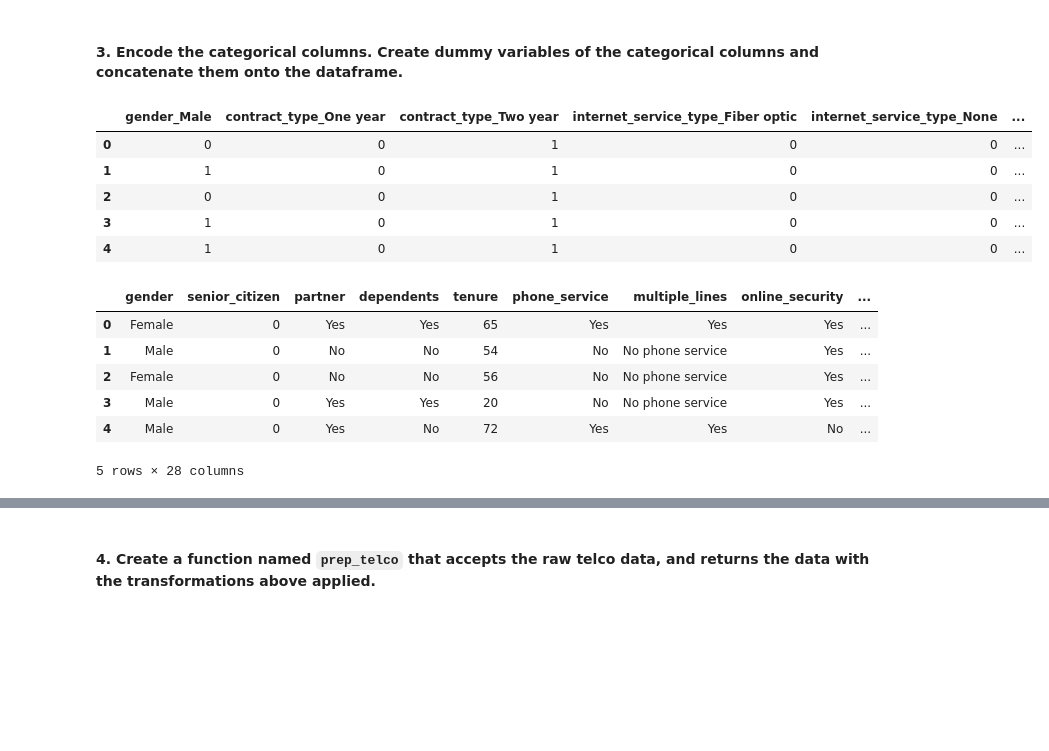
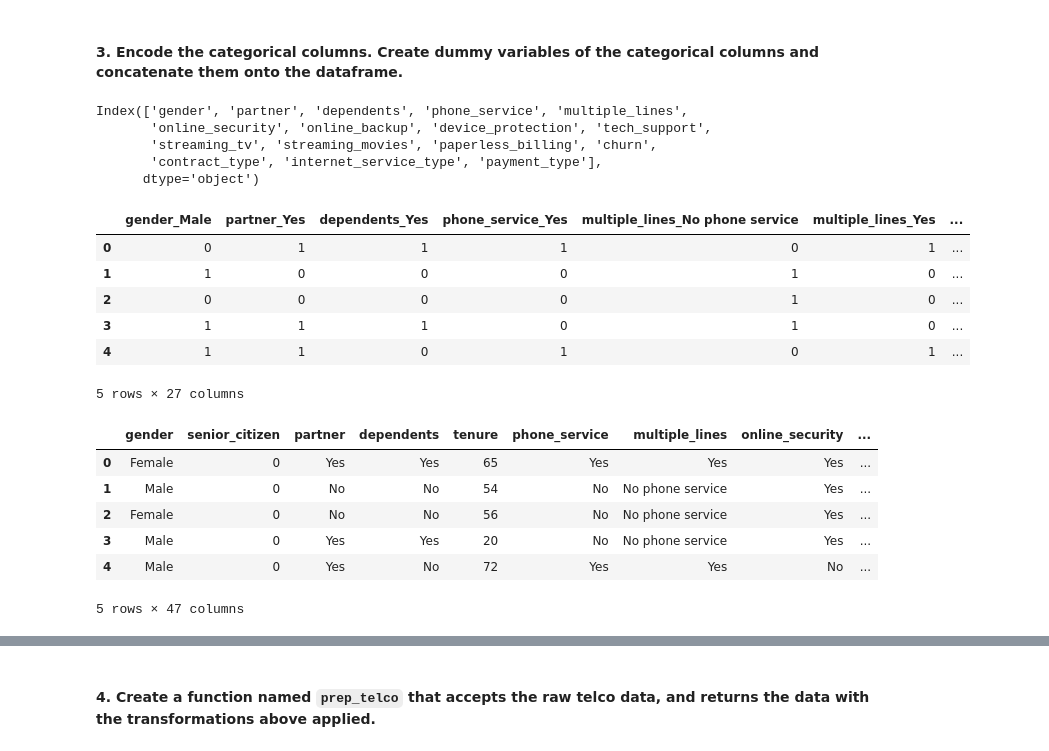
Before and after one commit to sophia-stewart/classification-exercises, a Jupyter notebook: classification_exercises.ipynb, the cells around one changed output, grey strips where cells are left out. Saved outputs shown, nothing was run; the diff lists cells and outputs as text; code cells hidden in the pictures; blank space fills up the shorter version.

```diff
--- a/classification_exercises.ipynb
+++ b/classification_exercises.ipynb
@@ -629,0 +757,5 @@ telco.head()
+# %%
+# drop rows where total_charges == ' '
+telco = telco[telco.total_charges != ' ']
+# change total_charges to float dtype
+telco.total_charges = telco.total_charges.astype(float)
@@ -630,16 +783,26 @@ telco.head()
 # %% [markdown]
 #### 3. Encode the categorical columns. Create dummy variables of the categorical columns and concatenate them onto the dataframe.
+# %%
+# view value counts for columns with object dtype
+telco.select_dtypes('O').columns
+# %% [output]
+Index(['gender', 'partner', 'dependents', 'phone_service', 'multiple_lines',
+       'online_security', 'online_backup', 'device_protection', 'tech_support',
+       'streaming_tv', 'streaming_movies', 'paperless_billing', 'churn',
+       'contract_type', 'internet_service_type', 'payment_type'],
+      dtype='object')
 # %%
 # create dataframe of dummy variables
-dummies = pd.get_dummies(telco[['gender', 'contract_type', 'internet_service_type', 'payment_type']], drop_first=True)
+dummies = pd.get_dummies(telco[telco.select_dtypes('O').columns], drop_first=True)
 dummies.head()
 # %% [output]
-|  | gender_Male | contract_type_One year | contract_type_Two year | internet_service_type_Fiber optic | internet_service_type_None | ... |
-| 0 | 0 | 0 | 1 | 0 | 0 | ... |
-| 1 | 1 | 0 | 1 | 0 | 0 | ... |
-| 2 | 0 | 0 | 1 | 0 | 0 | ... |
-| 3 | 1 | 0 | 1 | 0 | 0 | ... |
-| 4 | 1 | 0 | 1 | 0 | 0 | ... |
+|  | gender_Male | partner_Yes | dependents_Yes | phone_service_Yes | multiple_lines_No phone service | multiple_lines_Yes | ... |
+| 0 | 0 | 1 | 1 | 1 | 0 | 1 | ... |
+| 1 | 1 | 0 | 0 | 0 | 1 | 0 | ... |
+| 2 | 0 | 0 | 0 | 0 | 1 | 0 | ... |
+| 3 | 1 | 1 | 1 | 0 | 1 | 0 | ... |
+| 4 | 1 | 1 | 0 | 1 | 0 | 1 | ... |
+5 rows × 27 columns
 # %%
 # concatenate dummy dataframe and telco dataframe
 telco = pd.concat([telco, dummies], axis=1)
@@ -651,4 +814,4 @@ telco.head()
 | 2 | Female | 0 | No | No | 56 | No | No phone service | Yes | ... |
 | 3 | Male | 0 | Yes | Yes | 20 | No | No phone service | Yes | ... |
 | 4 | Male | 0 | Yes | No | 72 | Yes | Yes | No | ... |
-5 rows × 28 columns
+5 rows × 47 columns
```
Also changed, not shown: parts of 45 cells of this notebook.
